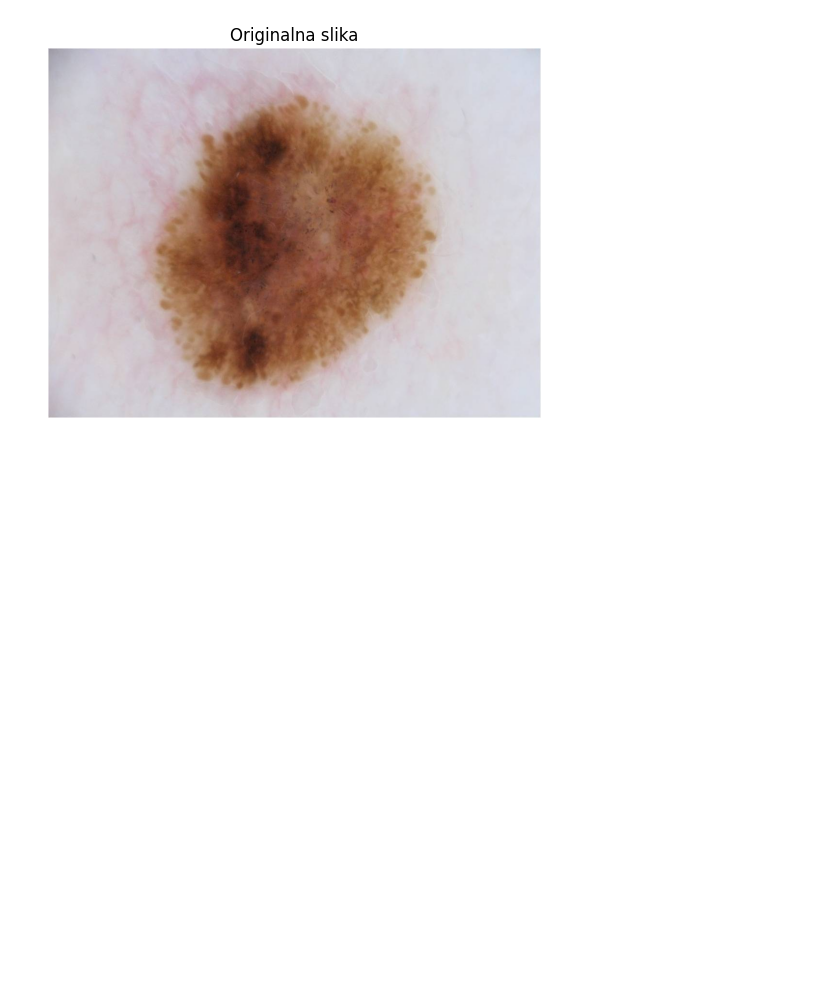
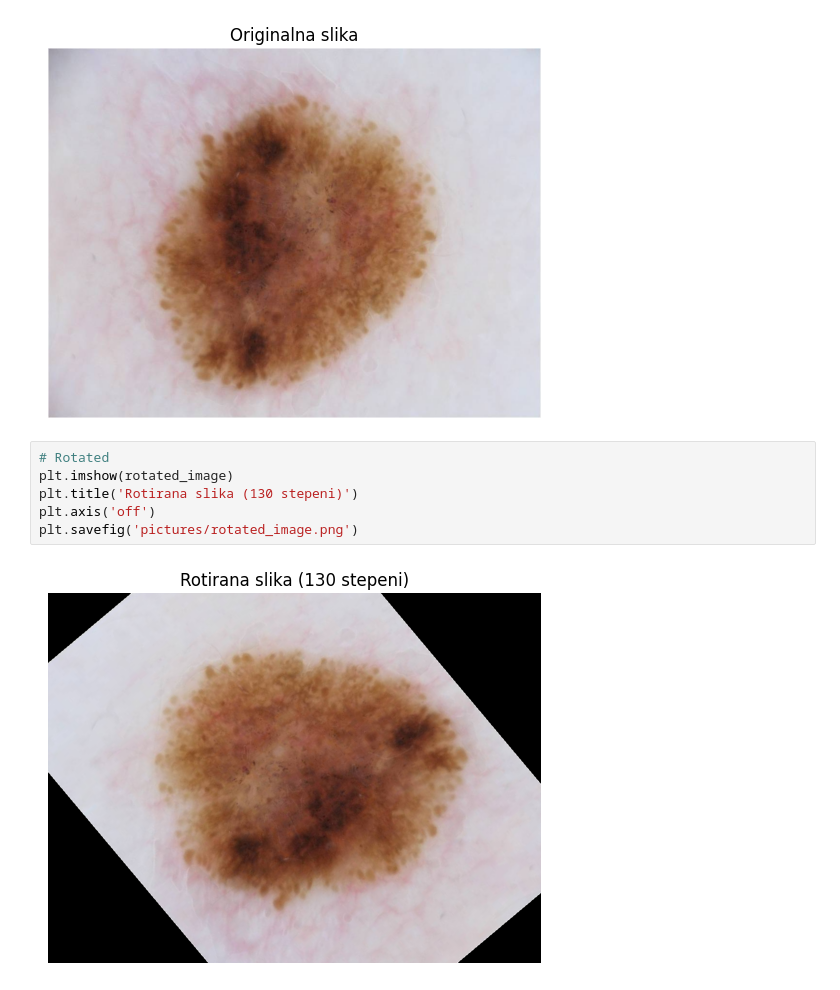
Before and after one commit to Brankonymous/MelanomaClassification, a Jupyter notebook: preprocessing/eda_transformations.ipynb, the cells around one changed output. Cells and saved outputs as stored; diff of their text form; blank space fills up the shorter version.

```diff
--- a/preprocessing/eda_transformations.ipynb
+++ b/preprocessing/eda_transformations.ipynb
@@ -66,3 +72,11 @@ plt.axis('off')
 plt.savefig('pictures/original_image.png')
 # %% [output]
 [figure]
+# %%
+# Rotated
+plt.imshow(rotated_image)
+plt.title('Rotirana slika (130 stepeni)')
+plt.axis('off')
+plt.savefig('pictures/rotated_image.png')
+# %% [output]
+[figure, added]
```
Also changed, not shown: parts of 3 cells of this notebook, 1 other file.
